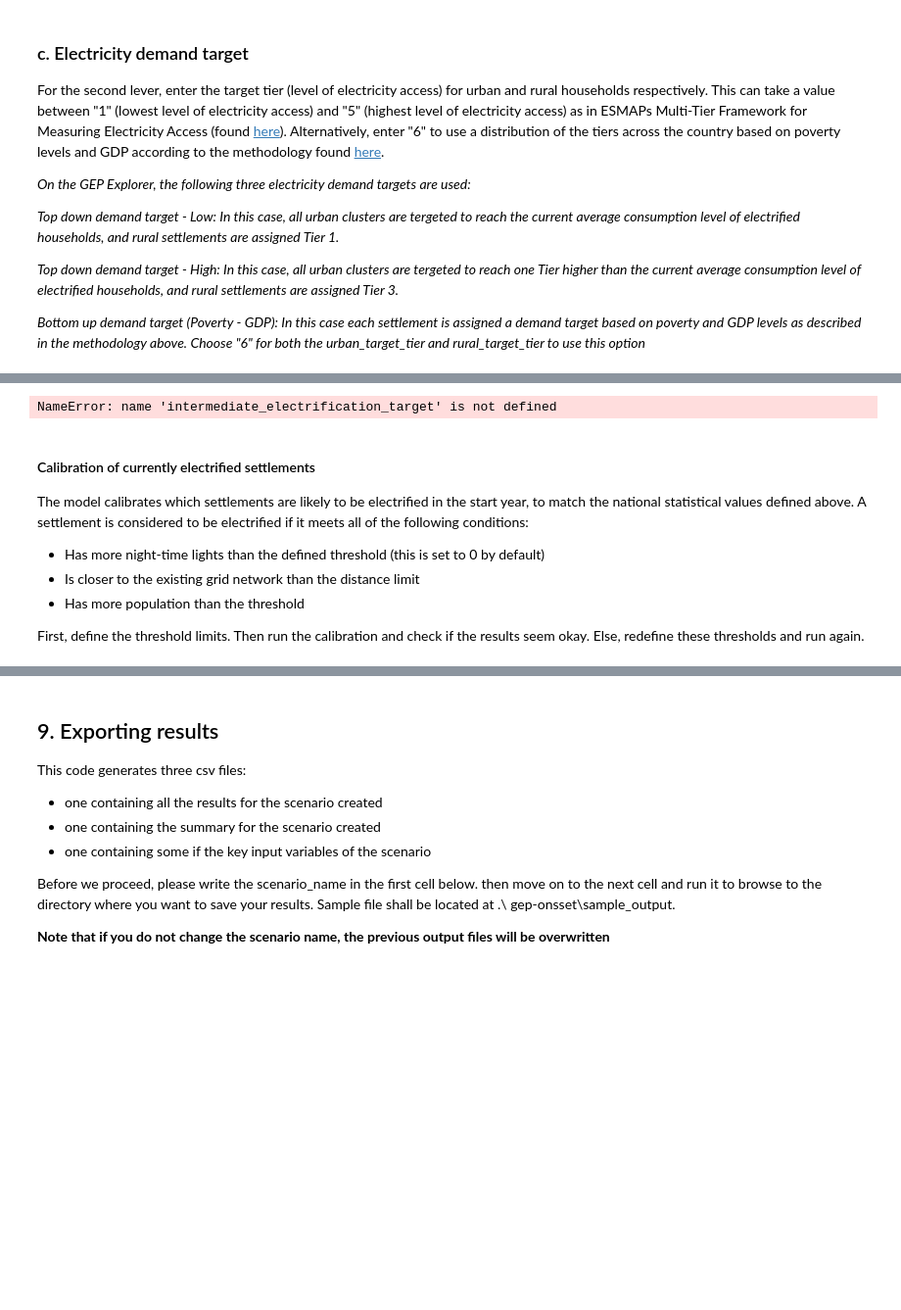
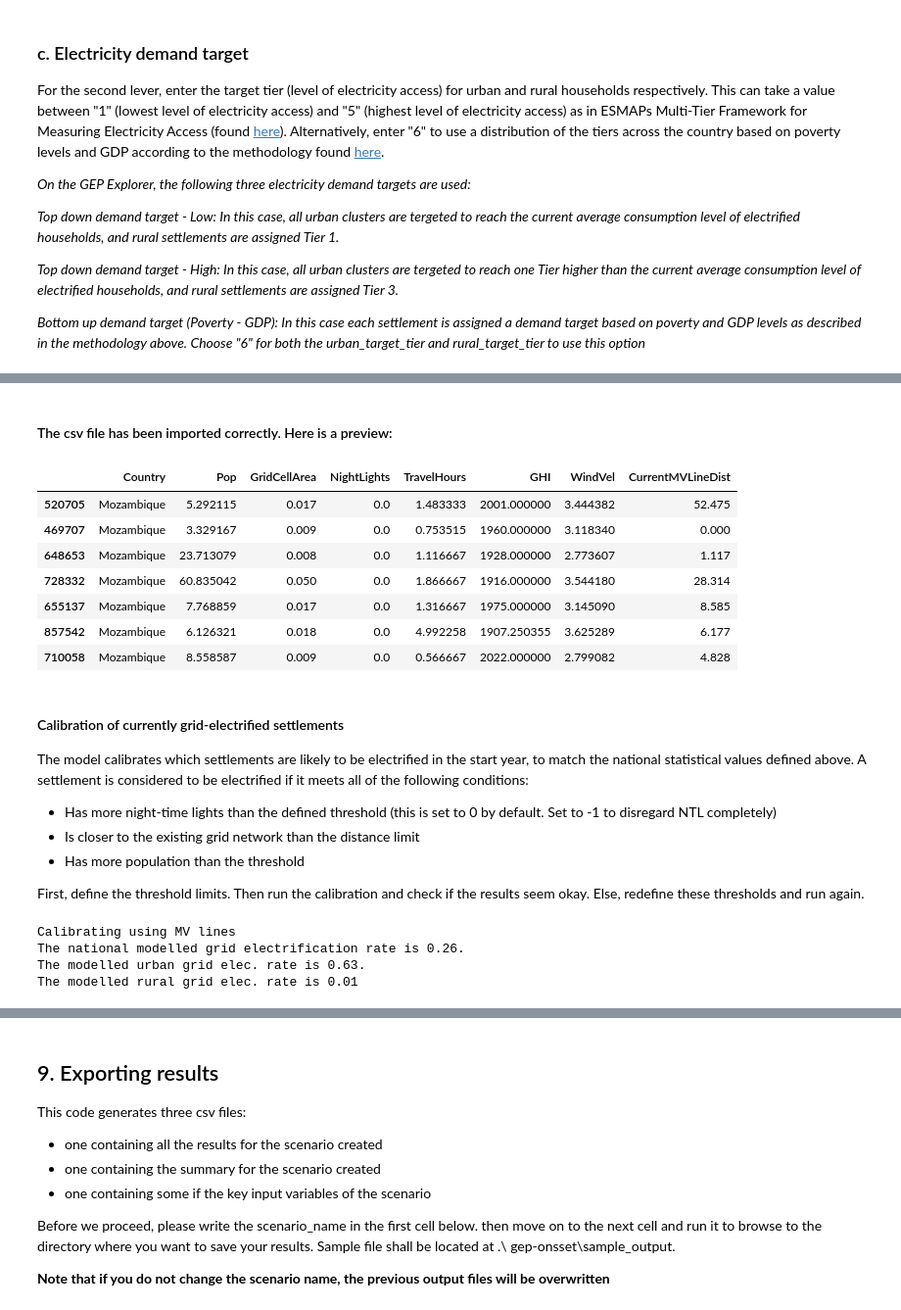
Before and after one commit to Mozambique-IEP/onsset, a Jupyter notebook: OnSSET_notebook.ipynb, the cells around one changed output, grey strips where cells are left out. Shown at 98% size. Saved outputs shown, nothing was run; the diff lists cells and outputs as text; code cells hidden in the pictures; blank space fills up the shorter version.

```diff
--- a/OnSSET_notebook.ipynb
+++ b/OnSSET_notebook.ipynb
@@ -244,21 +291,17 @@ OnSSET is a GIS based tool and its proper function depends heavily on the dilige
 # %%
-try:
-    onsseter.df.reset_index(inplace=True)
-except ValueError:
-    pass
-
-yearsofanalysis = [intermediate_year, end_year]
-
-onsseter.condition_df()
-onsseter.df[SET_GRID_PENALTY] = onsseter.grid_penalties(onsseter.df)
-onsseter.df[SET_WINDCF] = onsseter.calc_wind_cfs(onsseter.df[SET_WINDVEL])
 pop_modelled, urban_modelled = onsseter.calibrate_current_pop_and_urban(pop_start_year, urban_ratio_start_year)
 onsseter.project_pop_and_urban(end_year_pop, urban_ratio_end_year, start_year, yearsofanalysis)
-
-eleclimits = {intermediate_year: intermediate_electrification_target, end_year: electrification_rate_target}
-time_steps = {intermediate_year: intermediate_year-start_year, end_year: end_year-intermediate_year}
+onsseter.df[SET_WINDCF] = onsseter.calc_wind_cfs(onsseter.df[SET_WINDVEL])
 
 display(Markdown('#### The csv file has been imported correctly. Here is a preview:'))
-display(onsseter.df[['Country','Pop','NightLights','TravelHours','GHI','WindVel','Hydropower','HydropowerDist']].sample(7))
+display(onsseter.df[['Country','Pop', 'GridCellArea', 'NightLights', 'TravelHours', 'GHI', 'WindVel', 'CurrentMVLineDist']].sample(7))
 # %% [output]
-NameError: name 'intermediate_electrification_target' is not defined
+#### The csv file has been imported correctly. Here is a preview:
+|  | Country | Pop | GridCellArea | NightLights | TravelHours | GHI | WindVel | CurrentMVLineDist |
+| 520705 | Mozambique | 5.292115 | 0.017 | 0.0 | 1.483333 | 2001.000000 | 3.444382 | 52.475 |
+| 469707 | Mozambique | 3.329167 | 0.009 | 0.0 | 0.753515 | 1960.000000 | 3.118340 | 0.000 |
+| 648653 | Mozambique | 23.713079 | 0.008 | 0.0 | 1.116667 | 1928.000000 | 2.773607 | 1.117 |
+| 728332 | Mozambique | 60.835042 | 0.050 | 0.0 | 1.866667 | 1916.000000 | 3.544180 | 28.314 |
+| 655137 | Mozambique | 7.768859 | 0.017 | 0.0 | 1.316667 | 1975.000000 | 3.145090 | 8.585 |
+| 857542 | Mozambique | 6.126321 | 0.018 | 0.0 | 4.992258 | 1907.250355 | 3.625289 | 6.177 |
+| 710058 | Mozambique | 8.558587 | 0.009 | 0.0 | 0.566667 | 2022.000000 | 2.799082 | 4.828 |
@@ -282,8 +308,8 @@ for year in yearsofanalysis:
 # %% [markdown]
-#### Calibration of currently electrified settlements
+#### Calibration of currently grid-electrified settlements
 
 The model calibrates which settlements are likely to be electrified in the start year, to match the national statistical values defined above. A settlement is considered to be electrified if it meets all of the following conditions:
-- Has more night-time lights than the defined threshold (this is set to 0 by default)
+- Has more night-time lights than the defined threshold (this is set to 0 by default. Set to -1 to disregard NTL completely)
 - Is closer to the existing grid network than the distance limit
 - Has more population than the threshold
 
@@ -292,12 +318,22 @@ First, define the threshold limits. Then run the calibration and check if the re
 min_night_lights = 0    ### 0 Indicates no night light, while any number above refers to the night-lights intensity
 min_pop = 100      ### Settlement population above which we can assume that it could be electrified
 
-max_service_transformer_distance = 2    ### Distance in km from the existing grid network below which we can assume a settlement could be electrified
-max_mv_line_distance = 3
-max_hv_line_distance = 25
+max_service_transformer_distance = 2    ### Distance  in km from the existing grid network below which we can assume a settlement could be electrified
+max_mv_line_distance = 1
+max_hv_line_distance = 5
 
-elec_calibration_results = onsseter.calibrate_elec_current(elec_ratio_start_year, urban_elec_ratio, rural_elec_ratio,
-                                                           start_year, min_night_lights=min_night_lights, min_pop=min_pop,
-                                                           max_transformer_dist=max_service_transformer_distance,
-                                                           max_mv_dist=max_mv_line_distance, max_hv_dist=max_hv_line_distance,
-                                                           buffer=True)
+elec_modelled, urban_internal_elec_ratio, rural_internal_elec_ratio, *_ = onsseter.calibrate_grid_elec_current(grid_elec_ratio_start_year,
+                                                                                                       grid_urban_elec_ratio,
+                                                                                                       grid_rural_elec_ratio,
+                                                                                                       start_year,
+                                                                                                       min_night_lights=min_night_lights,
+                                                                                                       min_pop=min_pop,
+                                                                                                       max_transformer_dist=max_service_transformer_distance,
+                                                                                                       max_mv_dist=max_mv_line_distance,
+                                                                                                       max_hv_dist=max_hv_line_distance,
+                                                                                                       buffer=False)
+# %% [output]
+Calibrating using MV lines
+The national modelled grid electrification rate is 0.26.
+The modelled urban grid elec. rate is 0.63.
+The modelled rural grid elec. rate is 0.01
```
Also changed, not shown: parts of 40 cells of this notebook, 3 other files.
